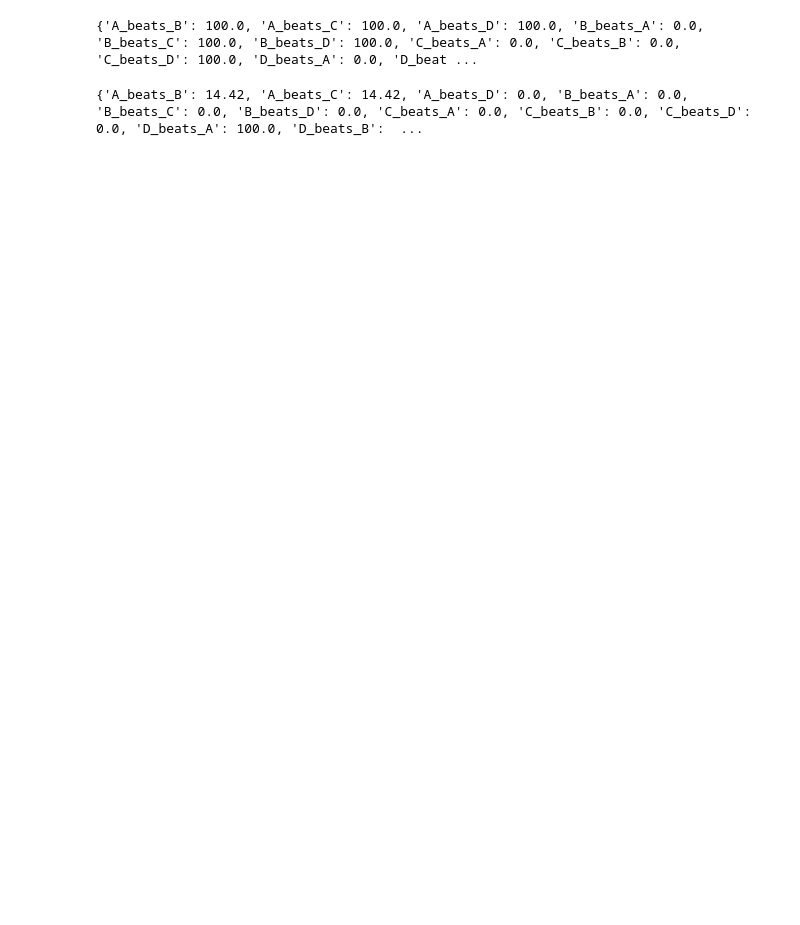
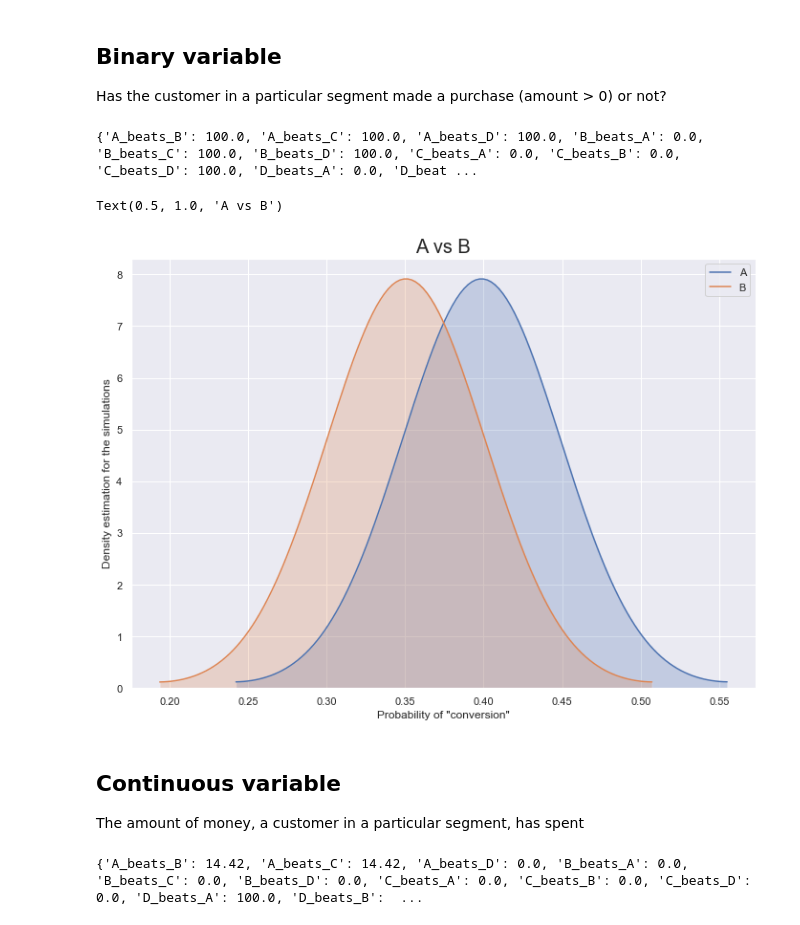
Before and after one commit to mhaseebtariq/bayesian-hypothesis-testing, a Jupyter notebook: bayesian-hypothesis-testing.ipynb, the cells around one changed output. Saved outputs shown, nothing was run; the diff lists cells and outputs as text; code cells hidden in the pictures; blank space fills up the shorter version.

```diff
--- a/bayesian-hypothesis-testing.ipynb
+++ b/bayesian-hypothesis-testing.ipynb
@@ -13,0 +20,5 @@ np.random.seed(10)
+# %%
+np.random.seed(10)
+
+# Set the figure size for seaborn
+sns.set(rc={'figure.figsize':(11.7, 8.27)})
@@ -14,7 +37,8 @@ np.random.seed(10)
 # %%
 # Data generation
 
-unique_values = [0, 1, 2, 3, 4, 5, 6, 7, 8, 9]
+customers_per_segment = 100000
+unique_purchase_values = [0, 1, 2, 3, 4, 5, 6, 7, 8, 9]
 variations_distributions = {
     'A': [0.6, 0.2, 0.1, 0.05, 0.05, 0, 0, 0, 0, 0],
     'B': [0.65, 0.2, 0.1, 0.03, 0.02, 0, 0, 0, 0, 0],
@@ -23,7 +47,10 @@ variations_distributions = {
 }
 
 purchases = {
-    segment: np.random.choice(unique_values, (100000,), p=pvals)
+    segment: np.random.choice(unique_purchase_values, (customers_per_segment,), p=pvals)
     for segment, pvals in variations_distributions.items()
 }
+# %% [markdown]
+## Binary variable
+Has the customer in a particular segment made a purchase (amount > 0) or not?
 # %%
@@ -55,6 +86,17 @@ for segment_control, segment_test in itertools.product(purchases.keys(), purchas
 print(hypothesis_results_binary)
 # %% [output]
 {'A_beats_B': 100.0, 'A_beats_C': 100.0, 'A_beats_D': 100.0, 'B_beats_A': 0.0, 'B_beats_C': 100.0, 'B_beats_D': 100.0, 'C_beats_A': 0.0, 'C_beats_B': 0.0, 'C_beats_D': 100.0, 'D_beats_A': 0.0, 'D_beat ...
+# %%
+ax = sns.kdeplot(simulation_data_binary['A'], bw=0.05, shade=True, legend=True, label='A')
+sns.kdeplot(simulation_data_binary['B'], bw=0.05, shade=True, legend=True, label='B')
+ax.set(xlabel='Probability of "conversion"', ylabel='Density estimation for the simulations')
+ax.set_title("A vs B", fontsize=20)
+# %% [output]
+Text(0.5, 1.0, 'A vs B')
+[figure, added]
+# %% [markdown]
+## Continuous variable
+The amount of money, a customer in a particular segment, has spent
 # %%
 # Continuous variable
 
```
Also changed, not shown: parts of 8 cells of this notebook.
